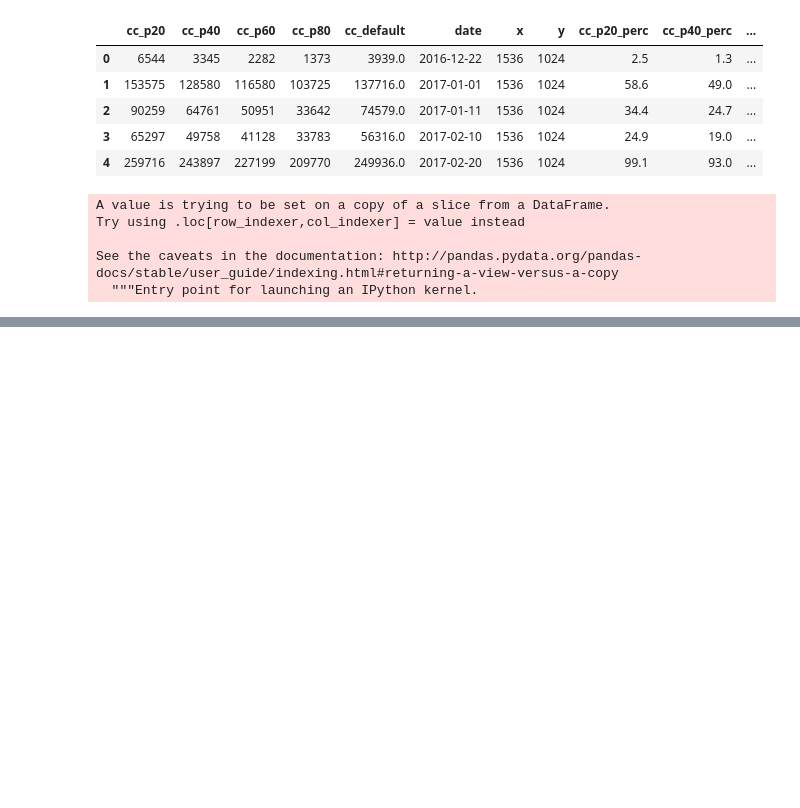
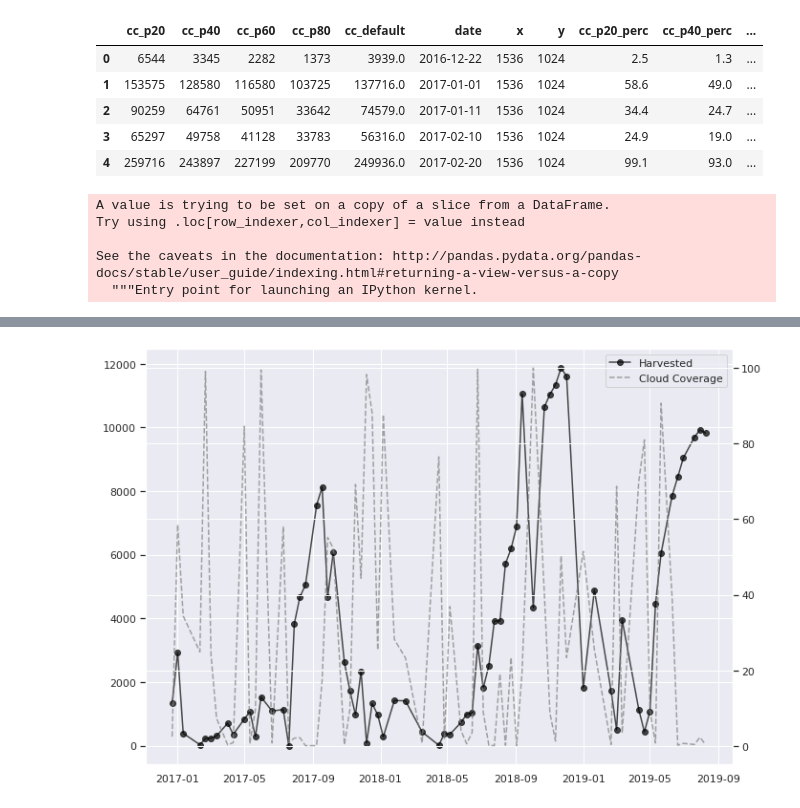
Before and after one commit to satellite-datathon/sdthon, a Jupyter notebook: code/4_analysis/Exploratory.ipynb, the cells around one changed output, grey strips where cells are left out. Drawn from its saved outputs; the diff is of its cells as text; code cells hidden in the pictures; blank space fills up the shorter version.

```diff
--- a/code/4_analysis/Exploratory.ipynb
+++ b/code/4_analysis/Exploratory.ipynb
@@ -80,0 +85,14 @@ plt.draw()
+# %%
+sns.set(rc={'figure.figsize':(11, 8)})
+fig, ax = plt.subplots(1, 1)
+
+ln1 = ax.plot(df['date'], df['harvested'], 'bo-', alpha=0.7, label='Harvested', color='black')
+ax2 = ax.twinx()
+ln2 = ax2.plot(df['date'], df['cc_p20_perc'], '--',color='gray',alpha=0.7, label='Cloud Coverage')
+lns = ln1 + ln2
+labs = [l.get_label() for l in lns]
+ax.legend(lns, labs, loc=0)
+
+plt.draw()
+# %% [output]
+[figure, added]
```
Also changed, not shown: parts of 17 cells of this notebook.
